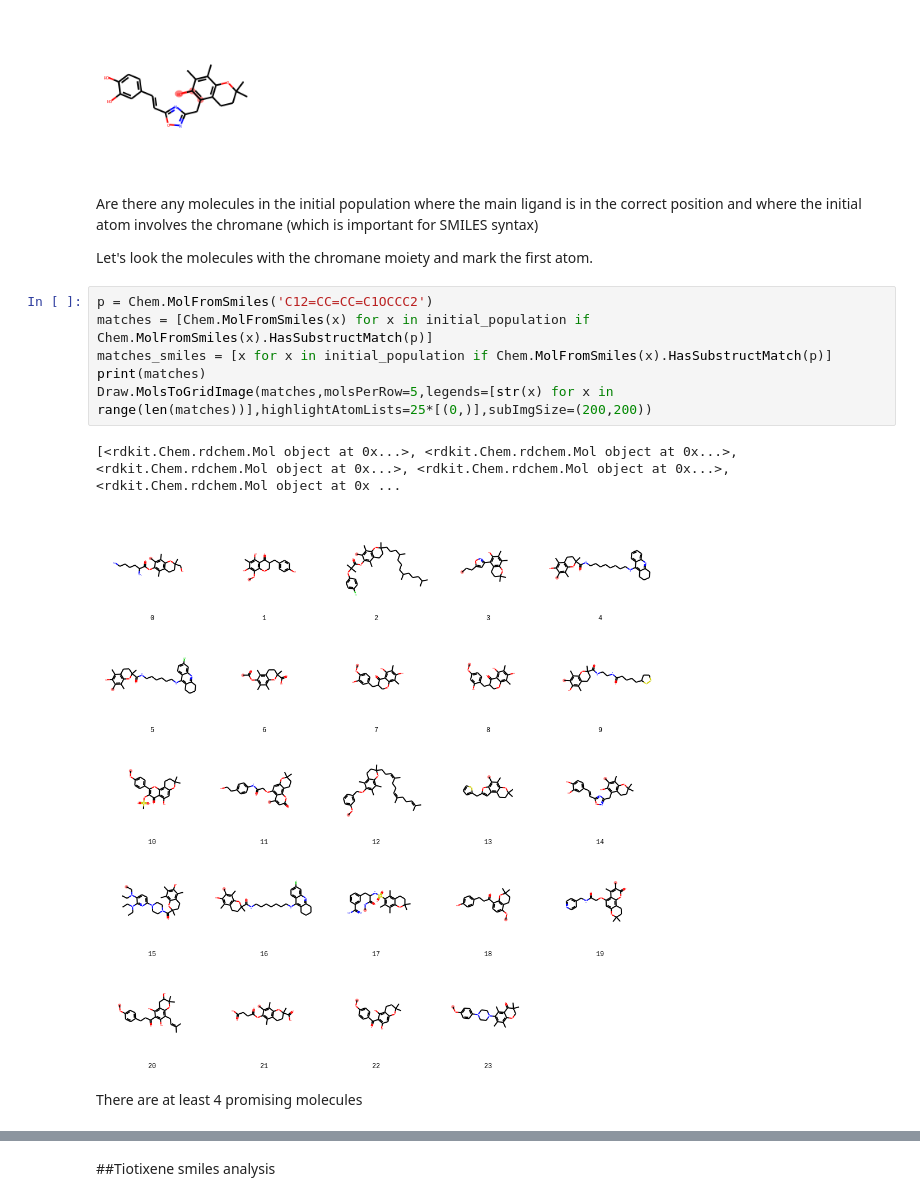
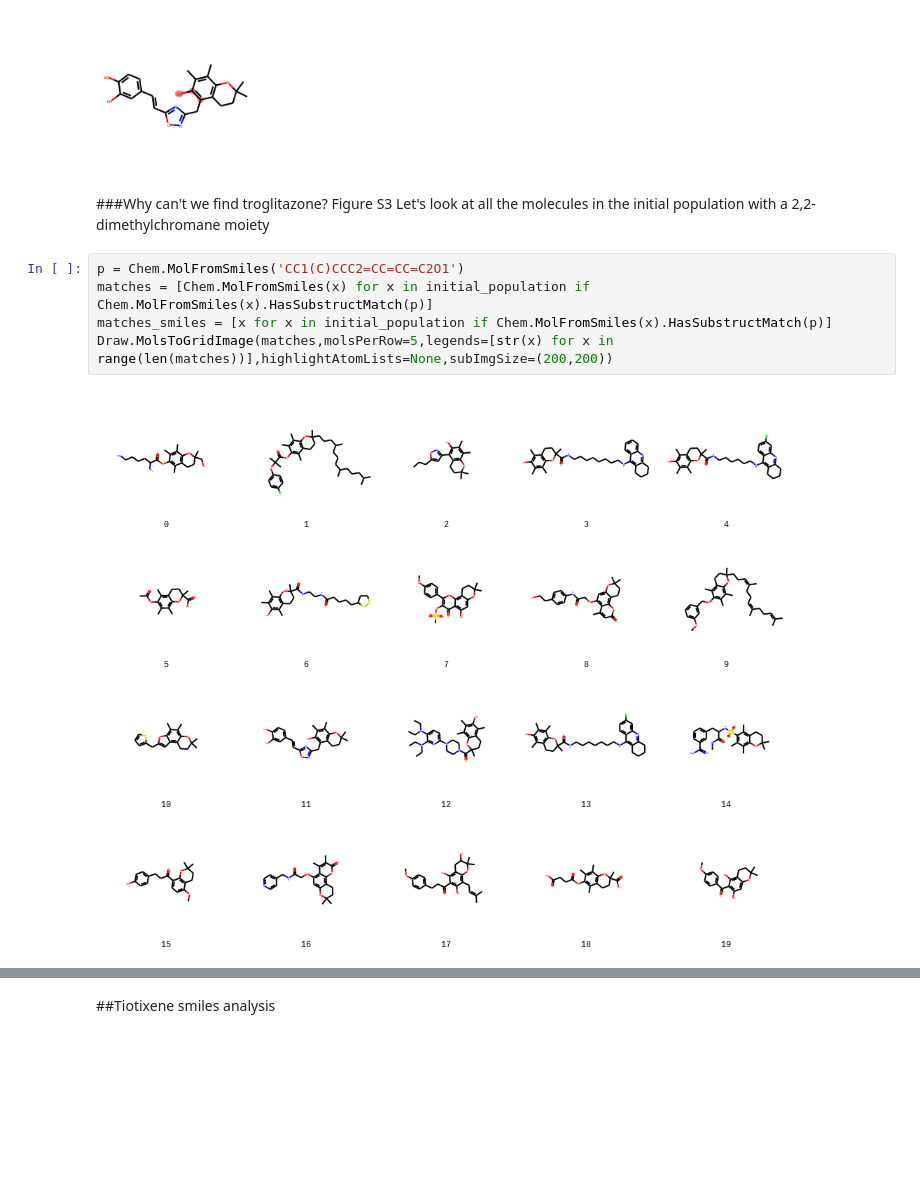
Before and after one commit to jensengroup/GA_ChemSpace_exploration, a Jupyter notebook: notebooks/GA_rediscovery.ipynb, the cells around one changed output, grey strips where cells are left out. Cells and saved outputs as stored; diff of their text form; blank space fills up the shorter version.

Commit message:
new explanation for troglitazone

```diff
--- a/notebooks/GA_rediscovery.ipynb
+++ b/notebooks/GA_rediscovery.ipynb
@@ -439,18 +439,13 @@ Draw.MolsToGridImage({mols[3]},molsPerRow=5,legends=None,highlightAtomLists=[(12
 # %% [output]
 31
 [figure]
-# %% [markdown]
-Are there any molecules in the initial population where the main ligand is in the correct position and where the initial atom involves the chromane (which is important for SMILES syntax)
-
-Let's look the molecules with the chromane moiety and mark the first atom.
+# %% [markdown]
+###Why can't we find troglitazone? Figure S3
+Let's look at all the molecules in the initial population with a 2,2-dimethylchromane moiety
 # %%
-p = Chem.MolFromSmiles('C12=CC=CC=C1OCCC2')
+p = Chem.MolFromSmiles('CC1(C)CCC2=CC=CC=C2O1')
 matches = [Chem.MolFromSmiles(x) for x in initial_population if Chem.MolFromSmiles(x).HasSubstructMatch(p)]
 matches_smiles = [x for x in initial_population if Chem.MolFromSmiles(x).HasSubstructMatch(p)]
-print(matches)
-Draw.MolsToGridImage(matches,molsPerRow=5,legends=[str(x) for x in range(len(matches))],highlightAtomLists=25*[(0,)],subImgSize=(200,200))
+Draw.MolsToGridImage(matches,molsPerRow=5,legends=[str(x) for x in range(len(matches))],highlightAtomLists=None,subImgSize=(200,200))
 # %% [output]
-[<rdkit.Chem.rdchem.Mol object at 0x...>, <rdkit.Chem.rdchem.Mol object at 0x...>, <rdkit.Chem.rdchem.Mol object at 0x...>, <rdkit.Chem.rdchem.Mol object at 0x...>, <rdkit.Chem.rdchem.Mol object at 0x ...
-[figure, old version]
+[figure, new version]
-# %% [markdown]
-There are at least 4 promising molecules
```
Also changed, not shown: parts of 15 cells of this notebook.
